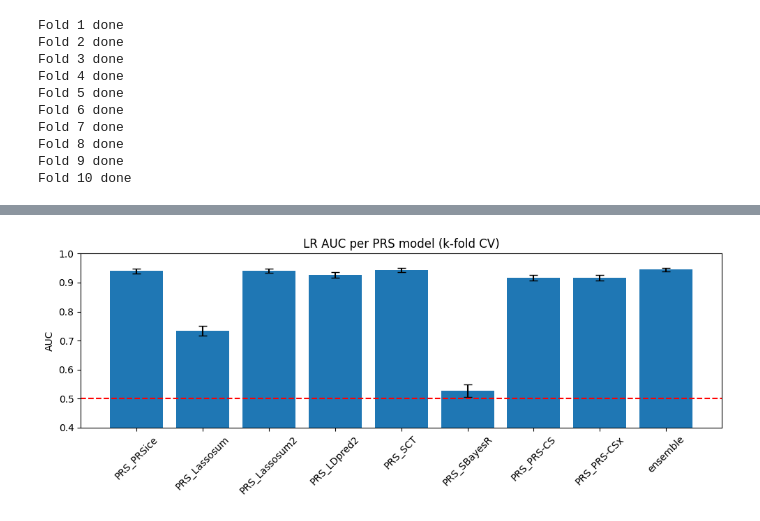
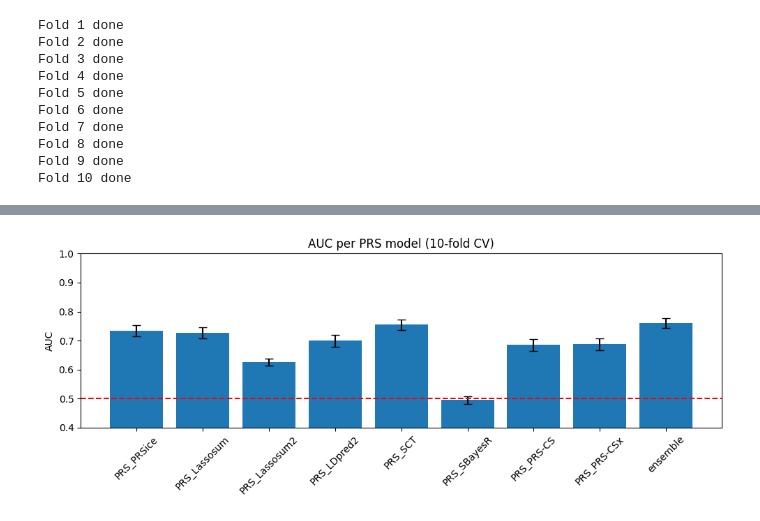
Before and after one commit to xamwise/nextflow_pipeline_prs, a Jupyter notebook: collect_results_prs_models.ipynb, the cells around one changed output, grey strips where cells are left out. Drawn from its saved outputs; the diff is of its cells as text; code cells hidden in the pictures.

```diff
--- a/collect_results_prs_models.ipynb
+++ b/collect_results_prs_models.ipynb
@@ -168,6 +167,6 @@ sbayes_df.head()
 # %%
-sbayes_betas = pd.read_csv(f"data/results/{DATA}/sbayesr/prs_sbrc.profile", sep='\s+')
+# sbayes_betas = pd.read_csv(f"data/results/{DATA}/sbayesr/prs_sbrc.profile", sep='\s+')
 
-sbayes_df = sbayes_betas[['IID', 'FID', 'SCORE']].copy()
-sbayes_df.columns = ['IID', 'FID', 'PRS']
+# sbayes_df = sbayes_betas[['IID', 'FID', 'SCORE']].copy()
+# sbayes_df.columns = ['IID', 'FID', 'PRS']
 # %%
@@ -238,8 +230,8 @@ cs_x_df.head()
 # %%
 folds = []
 
-for fold in os.listdir(f"data/qc/{DATA}/folds/folds/"):
-    fold_path = os.path.join(f"data/qc/{DATA}/folds/folds/", fold)
+for fold in os.listdir(f"data/qc/{DATA}/folds/"):
+    fold_path = os.path.join(f"data/qc/{DATA}/folds/", fold)
     fold_iids = pd.read_csv(fold_path, sep=" ")
     fold_iids = fold_iids['IID'].tolist()  # convert to list of iids
     print(len(fold_iids))
@@ -262,7 +258,7 @@ prs_names = ["PRSice", "Lassosum", "Lassosum2", "LDpred2", "SCT", "SBayesR", "PR
 # %%
 # make all IID columns int and all PRS columns float
 for df in prs_dfs:
-    df['IID'] = df['IID'].astype(int)
+    df['IID'] = df['IID'].astype(str)
     df['PRS'] = df['PRS'].astype(float)
 # %%
 prs_merged = labels[['IID', 'phenotype']].copy()
@@ -280,6 +300,12 @@ print(prs_merged.shape)
 
 results = {f'PRS_{prs_names}': [] for prs_names in prs_names}  # AUC per fold per model
 results['ensemble'] = []  # optional: LR trained on all 8 features
+
+accuracy_results = {f'PRS_{prs_names}': [] for prs_names in prs_names}
+accuracy_results['ensemble'] = []
+
+results_pr_auc = {f'PRS_{prs_names}': [] for prs_names in prs_names}
+results_pr_auc['ensemble'] = []
 
 for fold_idx, test_ids in enumerate(folds):
     test_mask  = prs_merged['IID'].isin(test_ids)
@@ -293,6 +319,7 @@ for fold_idx, test_ids in enumerate(folds):
 
     # --- Per-model LR ---
     for feature in prs_features:
+
         X_train = train_df[[feature]].values
         X_test  = test_df[[feature]].values
 
@@ -306,6 +333,13 @@ for fold_idx, test_ids in enumerate(folds):
         auc = roc_auc_score(y_test, lr.predict_proba(X_test)[:, 1])
         results[feature].append(auc)
 
+        pr_auc = average_precision_score(y_test, lr.predict_proba(X_test)[:, 1])
+        results_pr_auc[feature].append(pr_auc)
+
+        accuracy = balanced_accuracy_score(y_test, lr.predict(X_test))
+        accuracy_results[feature].append(accuracy)
+
+
     # --- Ensemble LR (all 8 PRS as features) ---
     X_train_all = train_df[prs_features].values
     X_test_all  = test_df[prs_features].values
@@ -318,7 +352,12 @@ for fold_idx, test_ids in enumerate(folds):
     lr_ens.fit(X_train_all, y_train)
 
     auc_ens = roc_auc_score(y_test, lr_ens.predict_proba(X_test_all)[:, 1])
+    pr_auc_ens = average_precision_score(y_test, lr_ens.predict_proba(X_test_all)[:, 1])
+    accuracy_ens = balanced_accuracy_score(y_test, lr_ens.predict(X_test_all))
+
     results['ensemble'].append(auc_ens)
+    accuracy_results['ensemble'].append(accuracy_ens)
+    results_pr_auc['ensemble'].append(pr_auc_ens)
 
     print(f"Fold {fold_idx+1} done")
 # %% [output]
@@ -361,19 +484,19 @@ Std           0.0218      0.0094       0.0103    0.0061
 # %%
 # --- Optional: visualise ---
 import matplotlib.pyplot as plt
 
 means = summary.loc['Mean']
 stds  = summary.loc['Std']
 
 fig, ax = plt.subplots(figsize=(10, 4))
 ax.bar(means.index, means.values, yerr=stds.values, capsize=4)
 ax.axhline(0.5, color='red', linestyle='--', label='Random')
 ax.set_ylabel('AUC')
-ax.set_title('LR AUC per PRS model (k-fold CV)')
+ax.set_title('AUC per PRS model (10-fold CV)')
 ax.set_ylim(0.4, 1.0)
 plt.xticks(rotation=45)
 plt.tight_layout()
-plt.savefig('prs_lr_auc.png', dpi=150)
+plt.savefig(f'plots/prs_lr_auc_{DATA}_updated.png', dpi=150)
 plt.show()
 # %% [output]
-[figure, old version]
+[figure, new version]
```
Also changed, not shown: parts of 30 cells of this notebook, 16 other files.
